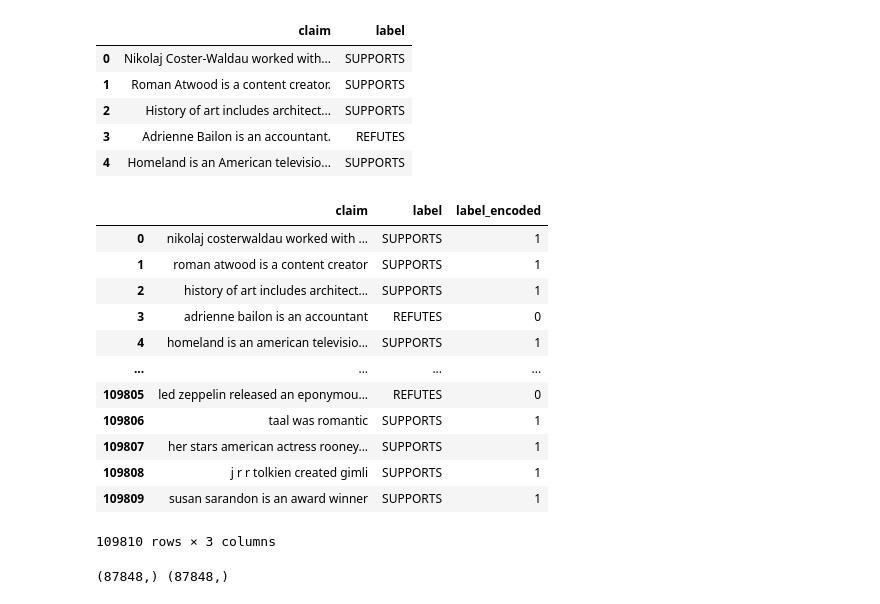
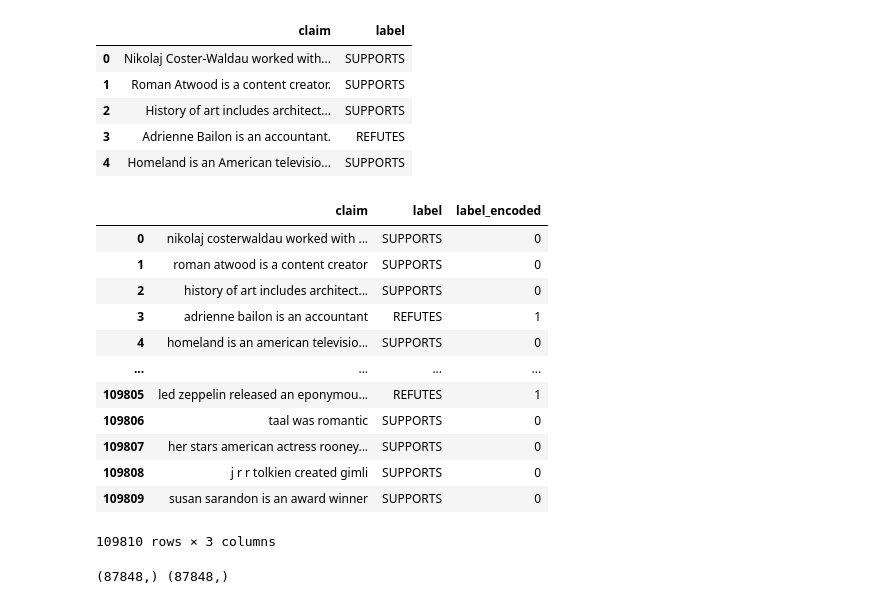
Before and after one commit to junyang99/IS424, a Jupyter notebook: Content-Based Classification (FEVER)/SVM_Fever.ipynb, the cells around one changed output. Saved outputs shown, nothing was run; the diff lists cells and outputs as text; code cells hidden in the pictures.

```diff
--- a/Content-Based Classification (FEVER)/SVM_Fever.ipynb
+++ b/Content-Based Classification (FEVER)/SVM_Fever.ipynb
@@ -34,30 +34,32 @@ df.head()
 # %%
 # Preprocess text
 def clean_text(text):
     text = text.lower()
     text = re.sub(r"[^\w\s]", "", text)
     return text
 
 df["claim"] = df["claim"].apply(clean_text)
 
 # Encode labels
-le = LabelEncoder()
-df["label_encoded"] = le.fit_transform(df["label"])
+df["label_encoded"] = df["label"].map({
+    "SUPPORTS": 0,  # real news
+    "REFUTES": 1    # fake news
+})
 
 df
 # %% [output]
 |  | claim | label | label_encoded |
-| 0 | nikolaj costerwaldau worked with ... | SUPPORTS | 1 |
-| 1 | roman atwood is a content creator | SUPPORTS | 1 |
-| 2 | history of art includes architect... | SUPPORTS | 1 |
-| 3 | adrienne bailon is an accountant | REFUTES | 0 |
-| 4 | homeland is an american televisio... | SUPPORTS | 1 |
+| 0 | nikolaj costerwaldau worked with ... | SUPPORTS | 0 |
+| 1 | roman atwood is a content creator | SUPPORTS | 0 |
+| 2 | history of art includes architect... | SUPPORTS | 0 |
+| 3 | adrienne bailon is an accountant | REFUTES | 1 |
+| 4 | homeland is an american televisio... | SUPPORTS | 0 |
 | ... | ... | ... | ... |
-| 109805 | led zeppelin released an eponymou... | REFUTES | 0 |
-| 109806 | taal was romantic | SUPPORTS | 1 |
-| 109807 | her stars american actress rooney... | SUPPORTS | 1 |
-| 109808 | j r r tolkien created gimli | SUPPORTS | 1 |
-| 109809 | susan sarandon is an award winner | SUPPORTS | 1 |
+| 109805 | led zeppelin released an eponymou... | REFUTES | 1 |
+| 109806 | taal was romantic | SUPPORTS | 0 |
+| 109807 | her stars american actress rooney... | SUPPORTS | 0 |
+| 109808 | j r r tolkien created gimli | SUPPORTS | 0 |
+| 109809 | susan sarandon is an award winner | SUPPORTS | 0 |
 109810 rows × 3 columns
 # %%
 X = df['claim']
```
Also changed, not shown: parts of 11 cells of this notebook, 1 other file.
